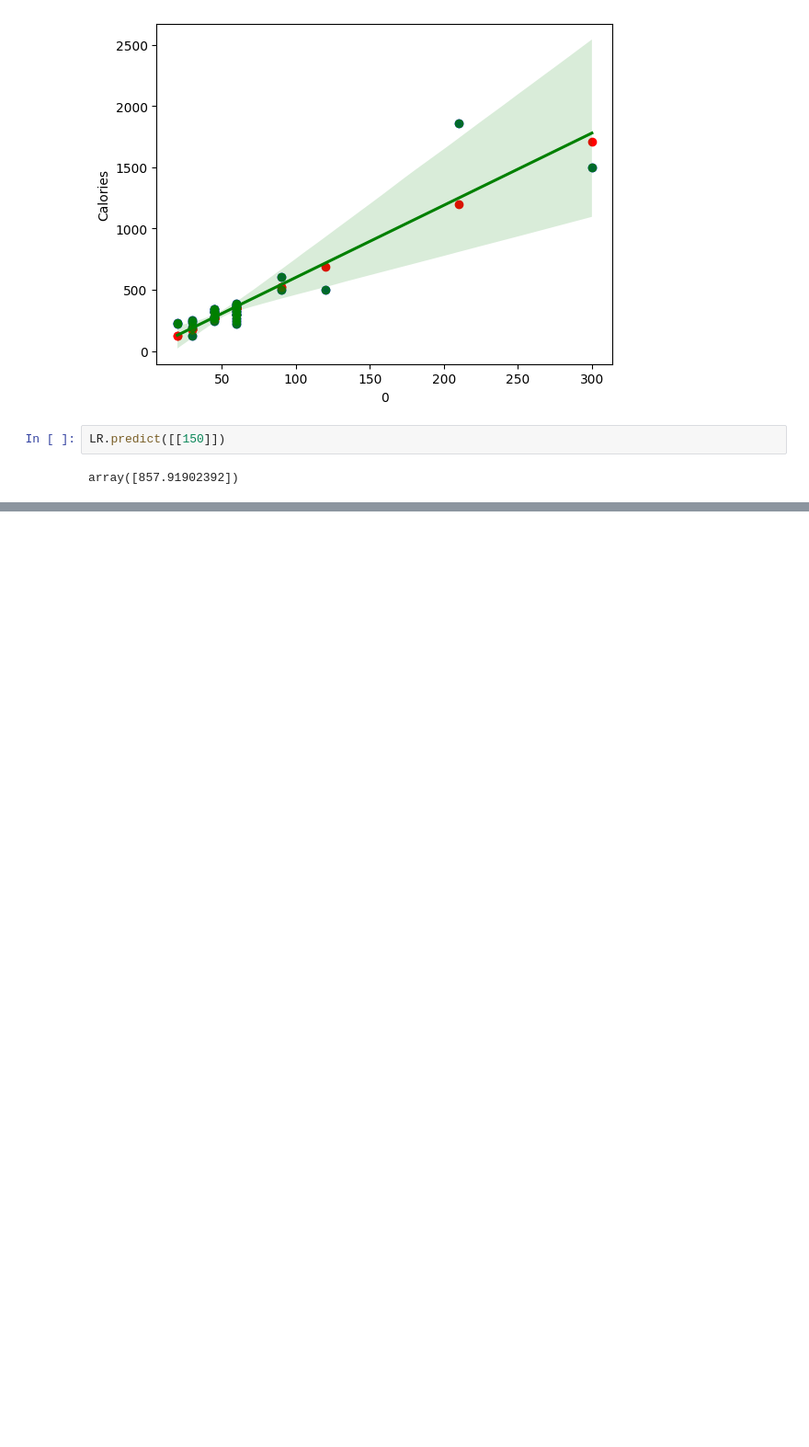
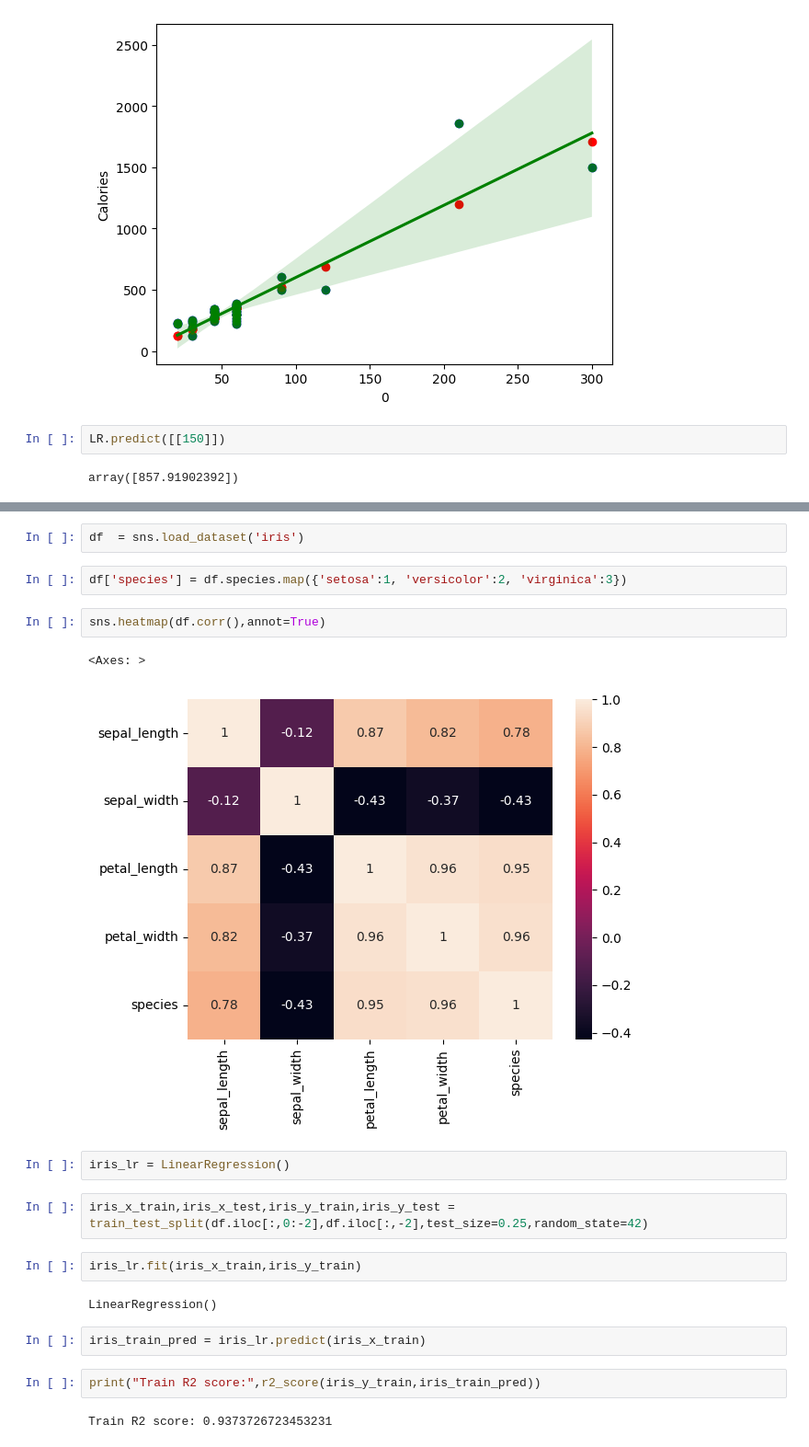
Before and after one commit to memonY49/SMIT-02-2025-AI-Data-Science-Yasir-B, a Jupyter notebook: LinearRegression.ipynb, the cells around one changed output, grey strips where cells are left out. Shown at 92% size. Drawn from its saved outputs; the diff is of its cells as text; blank space fills up the shorter version.

```diff
--- a/LinearRegression.ipynb
+++ b/LinearRegression.ipynb
@@ -80,0 +142,23 @@ array([857.91902392])
+# %%
+df  = sns.load_dataset('iris')
+# %%
+df['species'] = df.species.map({'setosa':1, 'versicolor':2, 'virginica':3})
+# %%
+sns.heatmap(df.corr(),annot=True)
+# %% [output]
+<Axes: >
+[figure, added]
+# %%
+iris_lr = LinearRegression()
+# %%
+iris_x_train,iris_x_test,iris_y_train,iris_y_test = train_test_split(df.iloc[:,0:-2],df.iloc[:,-2],test_size=0.25,random_state=42)
+# %%
+iris_lr.fit(iris_x_train,iris_y_train)
+# %% [output]
+LinearRegression()
+# %%
+iris_train_pred = iris_lr.predict(iris_x_train)
+# %%
+print("Train R2 score:",r2_score(iris_y_train,iris_train_pred))
+# %% [output]
+Train R2 score: 0.9373726723453231
```
Also changed, not shown: parts of 36 cells of this notebook, 3 other files.
